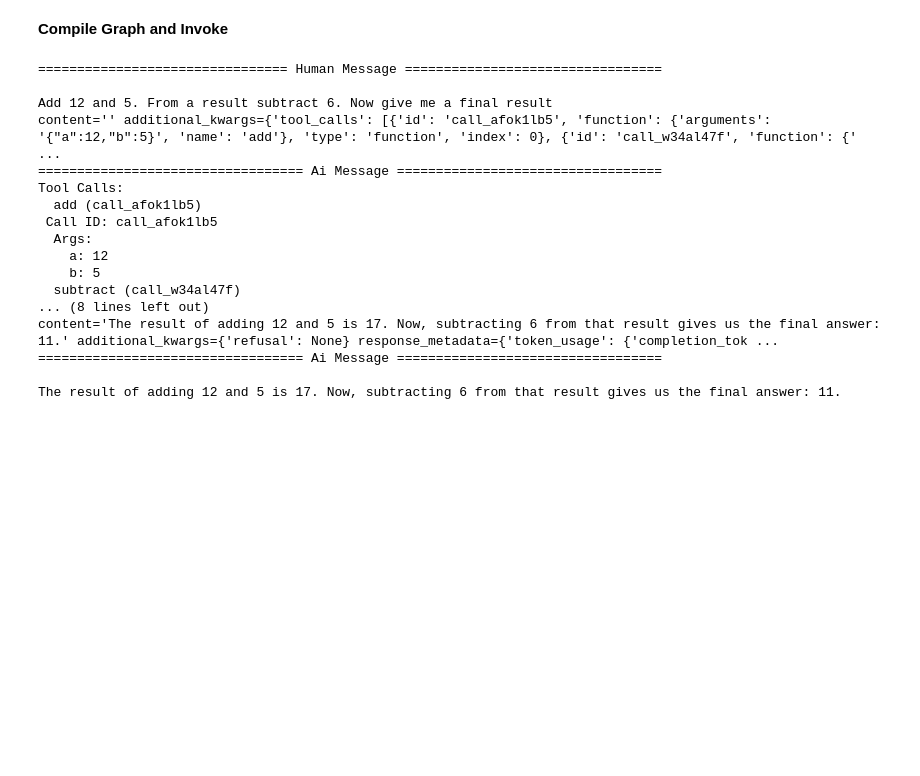
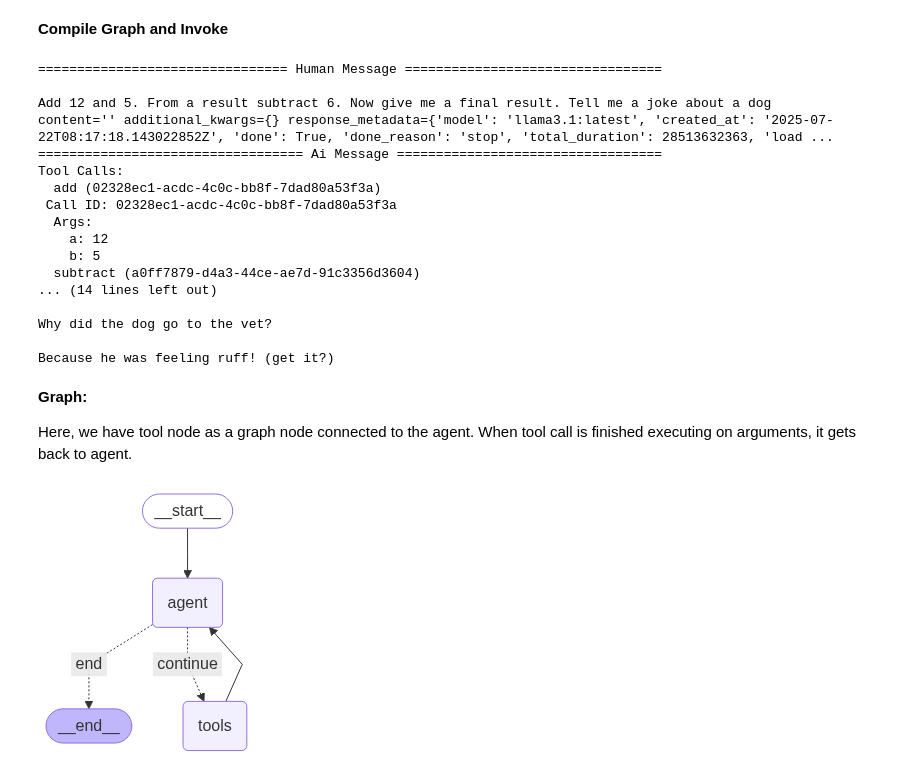
Before and after one commit to sbhusal123/langgraph-agents, a Jupyter notebook: MiniAgents/AI Agent 3 - React Agent.ipynb, the cells around one changed output. Cells and saved outputs as stored; diff of their text form; code cells hidden in the pictures; blank space fills up the shorter version.

```diff
--- a/MiniAgents/AI Agent 3 - React Agent.ipynb
+++ b/MiniAgents/AI Agent 3 - React Agent.ipynb
@@ -101,9 +107,9 @@ tools = [add, subtract, multiply]
 # %%
 model_name = "llama3.1:latest"
 
-# model = ChatOllama(model='mistral:latest').bind_tools(tools=tools)
+model = ChatOllama(model=model_name).bind_tools(tools=tools)
 
-model = ChatOpenAI(model=model_name, base_url='http://localhost:11434/v1', api_key='ollama').bind_tools(tools=tools)
+# model = ChatOpenAI(model=model_name, base_url='http://localhost:11434/v1', api_key='ollama').bind_tools(tools=tools)
 # %% [markdown]
 **Nodes:**
 # %%
@@ -168,25 +174,36 @@ def print_stream(stream):
         else:
             message.pretty_print()
 
-inputs = {"messages": [("user", "Add 12 and 5. From a result subtract 6. Now give me a final result")]}
+inputs = {"messages": [("user", "Add 12 and 5. From a result subtract 6. Now give me a final result. Tell me a joke about a dog")]}
 print_stream(agent.stream(inputs, stream_mode="values"))
 
 # stream = agent.invoke(inputs)
 # %% [output]
 ================================ Human Message =================================
 
-Add 12 and 5. From a result subtract 6. Now give me a final result
-content='' additional_kwargs={'tool_calls': [{'id': 'call_afok1lb5', 'function': {'arguments': '{"a":12,"b":5}', 'name': 'add'}, 'type': 'function', 'index': 0}, {'id': 'call_w34al47f', 'function': {' ...
+Add 12 and 5. From a result subtract 6. Now give me a final result. Tell me a joke about a dog
+content='' additional_kwargs={} response_metadata={'model': 'llama3.1:latest', 'created_at': '2025-07-22T08:17:18.143022852Z', 'done': True, 'done_reason': 'stop', 'total_duration': 28513632363, 'load ...
 ================================== Ai Message ==================================
 Tool Calls:
-  add (call_afok1lb5)
- Call ID: call_afok1lb5
+  add (02328ec1-acdc-4c0c-bb8f-7dad80a53f3a)
+ Call ID: 02328ec1-acdc-4c0c-bb8f-7dad80a53f3a
   Args:
     a: 12
     b: 5
-  subtract (call_w34al47f)
-... (8 lines left out)
-content='The result of adding 12 and 5 is 17. Now, subtracting 6 from that result gives us the final answer: 11.' additional_kwargs={'refusal': None} response_metadata={'token_usage': {'completion_tok ...
-================================== Ai Message ==================================
+  subtract (a0ff7879-d4a3-44ce-ae7d-91c3356d3604)
+... (14 lines left out)
 
-The result of adding 12 and 5 is 17. Now, subtracting 6 from that result gives us the final answer: 11.
+Why did the dog go to the vet?
+
+Because he was feeling ruff! (get it?)
+# %% [markdown]
+**Graph:**
+
+Here, we have tool node as a graph node connected to the agent.
+When tool call is finished executing on arguments, it gets back to agent.
+# %%
+from IPython.display import Image, display
+
+display(Image(agent.get_graph().draw_mermaid_png()))
+# %% [output]
+[figure, added]
```
Also changed, not shown: parts of 1 cell of this notebook.
